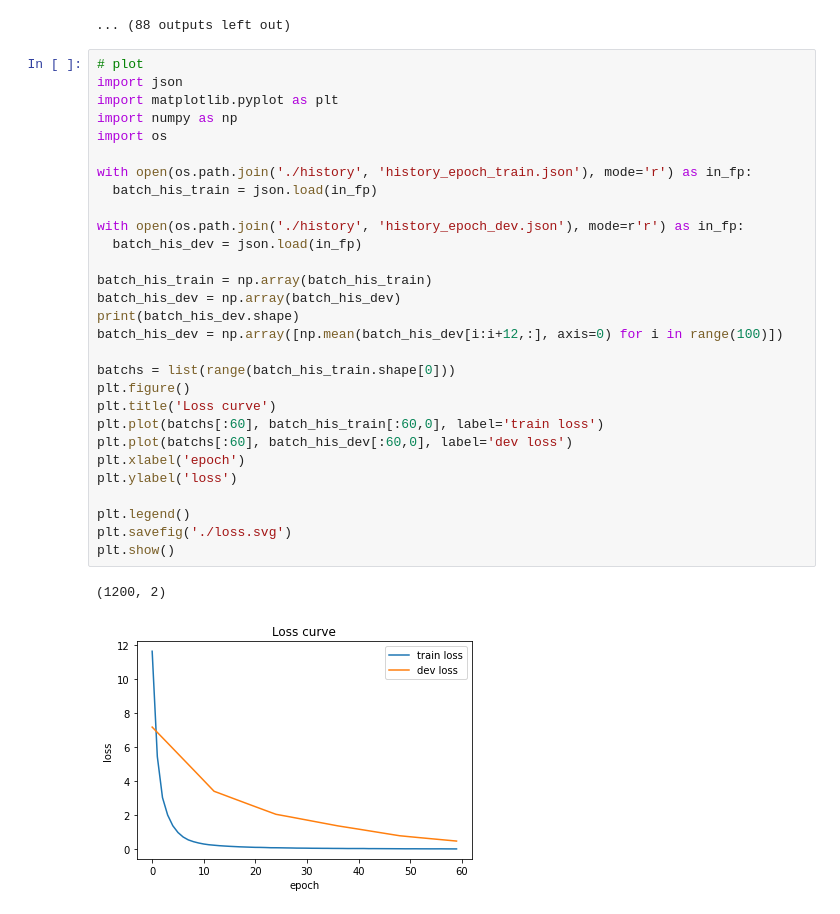
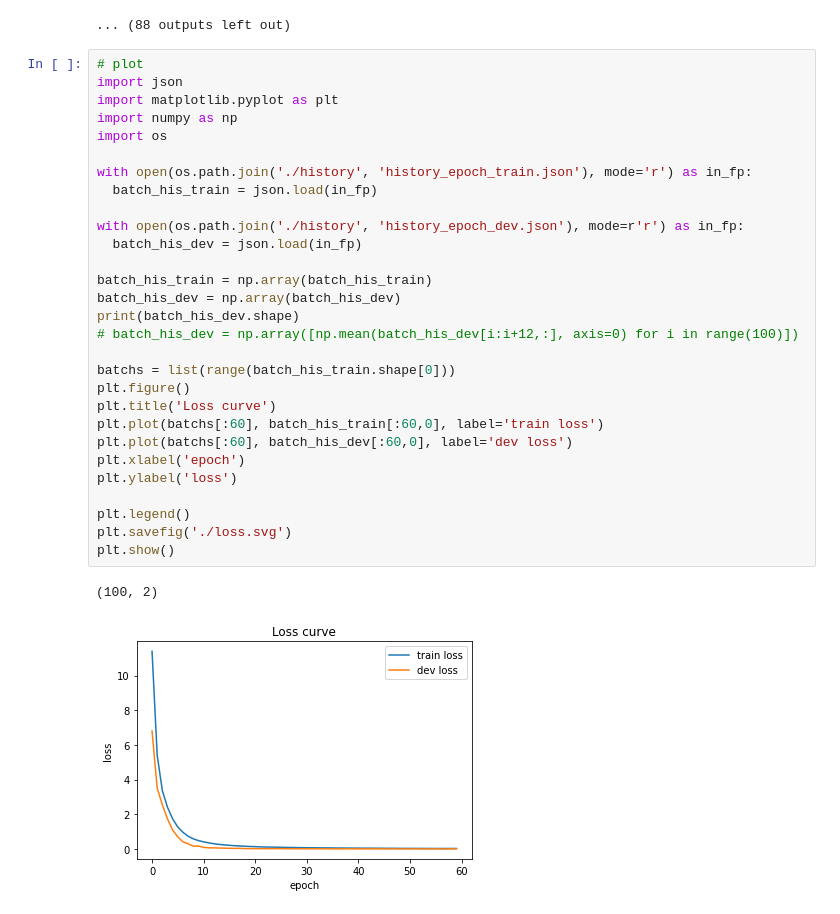
Before and after one commit to zipzou/captcha-recognition, a Jupyter notebook: src/captcha_recognition.ipynb, the cells around one changed output. Saved outputs shown, nothing was run; the diff lists cells and outputs as text.

```diff
--- a/src/captcha_recognition.ipynb
+++ b/src/captcha_recognition.ipynb
@@ -23,35 +41,35 @@ HBox(children=(IntProgress(value=0, description='Batch', max=72, style=ProgressS
 # %%
 # plot
 import json
 import matplotlib.pyplot as plt
 import numpy as np
 import os
 
 with open(os.path.join('./history', 'history_epoch_train.json'), mode='r') as in_fp:
   batch_his_train = json.load(in_fp)
 
 with open(os.path.join('./history', 'history_epoch_dev.json'), mode=r'r') as in_fp:
   batch_his_dev = json.load(in_fp)
 
 batch_his_train = np.array(batch_his_train)
 batch_his_dev = np.array(batch_his_dev)
 print(batch_his_dev.shape)
-batch_his_dev = np.array([np.mean(batch_his_dev[i:i+12,:], axis=0) for i in range(100)])
+# batch_his_dev = np.array([np.mean(batch_his_dev[i:i+12,:], axis=0) for i in range(100)])
 
 batchs = list(range(batch_his_train.shape[0]))
 plt.figure()
 plt.title('Loss curve')
 plt.plot(batchs[:60], batch_his_train[:60,0], label='train loss')
 plt.plot(batchs[:60], batch_his_dev[:60,0], label='dev loss')
 plt.xlabel('epoch')
 plt.ylabel('loss')
 
 plt.legend()
 plt.savefig('./loss.svg')
 plt.show()
 # %% [output]
-(1200, 2)
+(100, 2)
-[figure, old version]
+[figure, new version]
 # %%
 plt.figure()
 plt.title('Accuracy curve')
```
Also changed, not shown: parts of 5 cells of this notebook, 8 other files.
